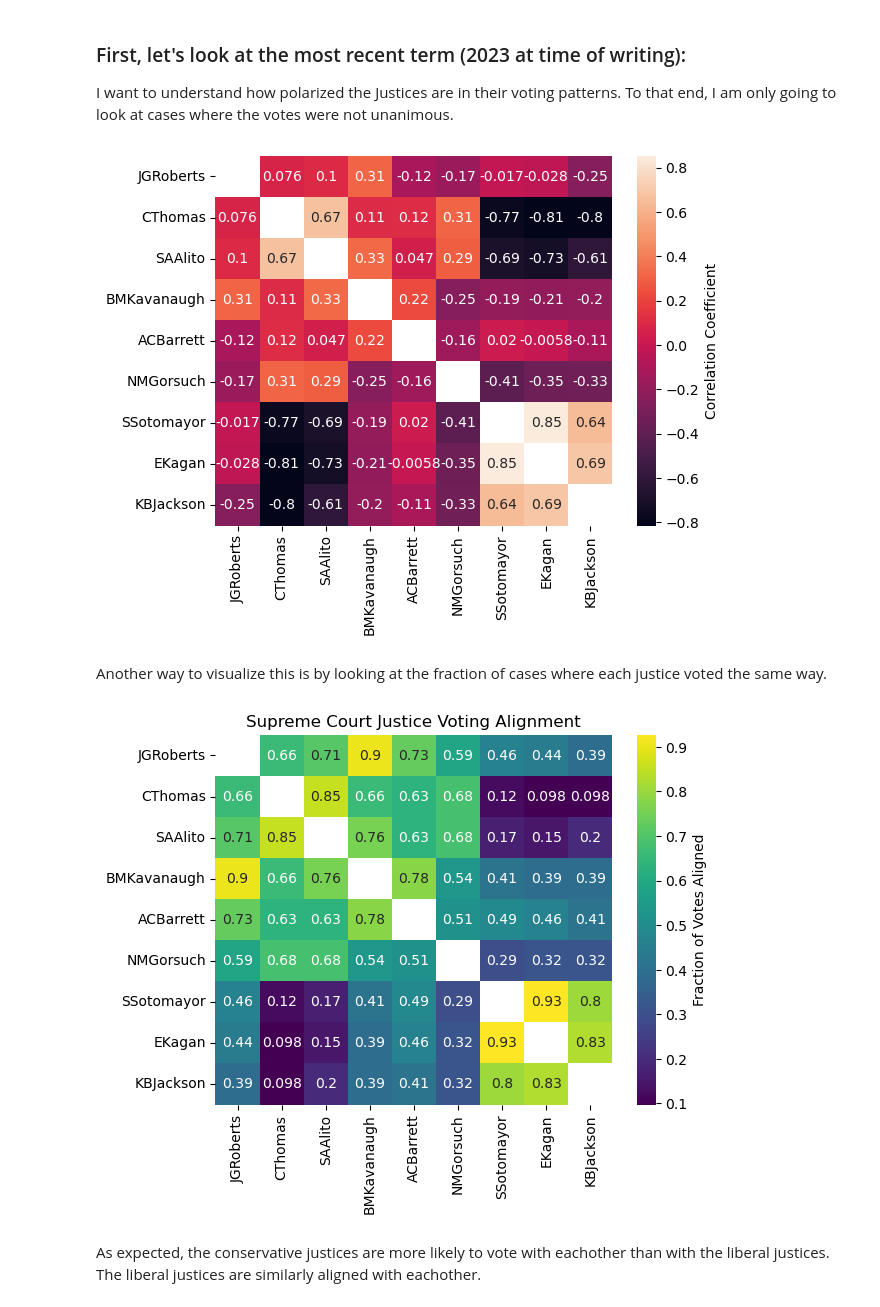
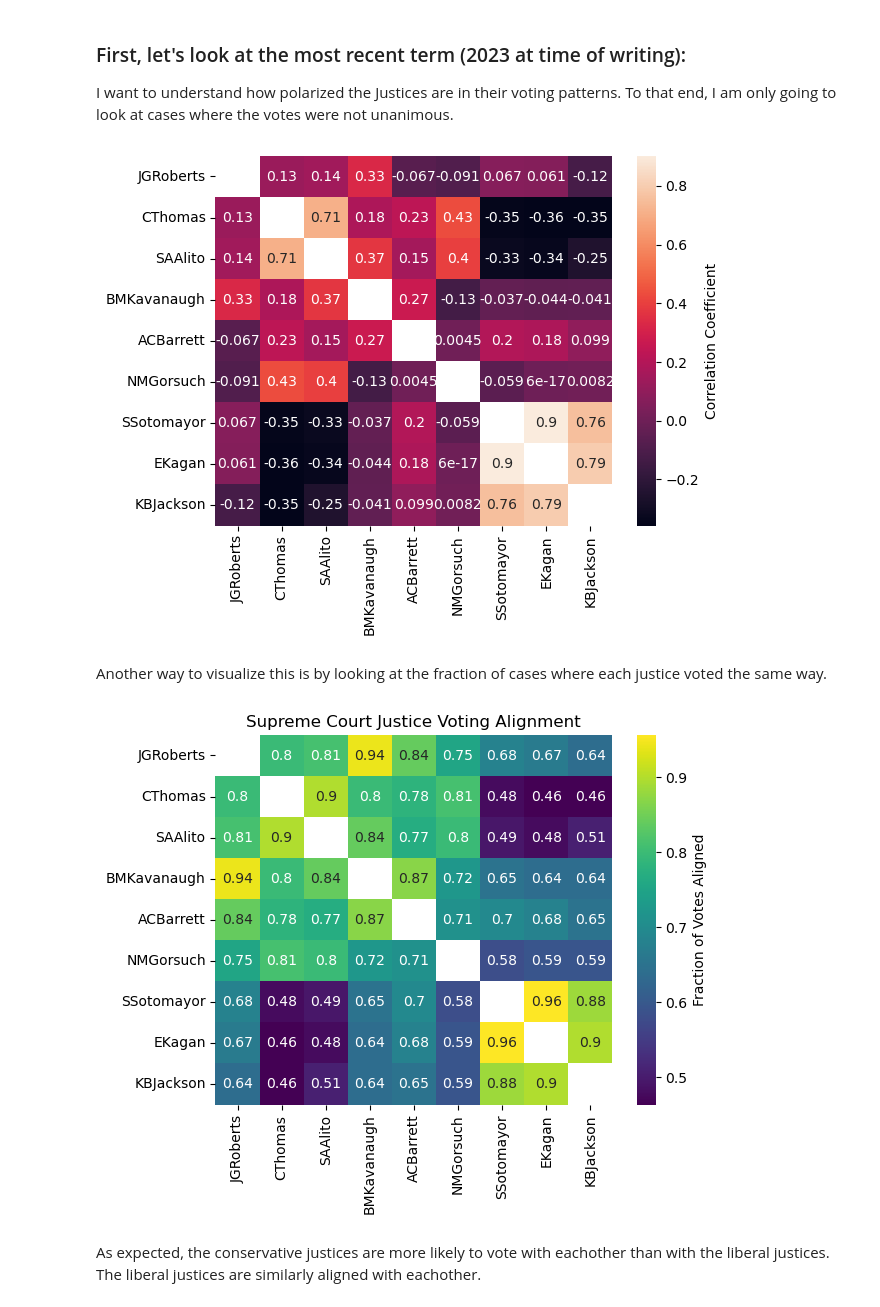
Before and after one commit to ghpetty/sc_datavis, a Jupyter notebook: SupremeCourtNetwork.ipynb, the cells around one changed output. Cells and saved outputs as stored; diff of their text form; code cells hidden in the pictures.

```diff
--- a/SupremeCourtNetwork.ipynb
+++ b/SupremeCourtNetwork.ipynb
@@ -53,35 +54,35 @@ I want to understand how polarized the Justices are in their voting patterns. To
 # Trim down to just the 2023 term:
 df_2023 = df.loc[df['term'] == 2023]
 # Remove all cases that were unanimous, i.e. number of dissenting votes == 0
-df_2023 = df_2023.loc[df_2023['minVotes']!=0]
+# df_2023 = df_2023.loc[df_2023['minVotes']!=0]
 # Each vote is uniquely indexed by a "Docket ID".
 # This is different from a Case ID, as some cases have multiple parts and thus multiple votes.
 docketIds = df_2023['docketId'].unique()
 
 # For ease of plotting later, I have put the justices in a static order, with Chief Justice Roberts first,
 # followed by the conservative justices, then the liberal justices.
 justiceOrder = ['JGRoberts', 'CThomas', 'SAAlito', 'BMKavanaugh', 'ACBarrett',
        'NMGorsuch', 'SSotomayor','EKagan','KBJackson']
 # For each justice, get a vector of their votes, where 1=voting with the majority, -1=dissenting, and 0= no vote/abstain
 voteMat = np.zeros([len(docketIds),len(justiceOrder)])
 for i in range(len(justiceOrder)):
     j = justiceOrder[i]
     v = df_2023.loc[df_2023['justiceName']==j,'vote']
     v[v.isin([1,3,4,5])] = 1
     v[v.isin([2,7])] = -1
     v = v.fillna(0)
     v=v.to_numpy()
     voteMat[:,i] = v
 # Run a correlation to see which justices are most aligned and which most often vote in opposition to eachother
 corrMat = np.corrcoef(voteMat.T)
 np.fill_diagonal(corrMat,'nan')
 sns.heatmap(corrMat,annot=True,xticklabels=justiceOrder,yticklabels=justiceOrder,
            cbar_kws={'label': 'Correlation Coefficient'})
 plt.show()
 from scipy.io import savemat
 savemat('voting matrix.mat',{'Justices':justiceOrder,'Votes':voteMat})
 # %% [output]
-[figure, old version]
+[figure, new version]
 # %% [markdown]
 Another way to visualize this is by looking at the fraction of cases where each justice voted the same way.
 # %%
@@ -111,7 +112,7 @@ sns.heatmap(voteMat_frac,cmap='viridis',yticklabels=justiceOrder,xticklabels=jus
 plt.title('Supreme Court Justice Voting Alignment')
 plt.show()
 # %% [output]
-[figure, old version]
+[figure, new version]
 # %% [markdown]
 As expected, the conservative justices are more likely to vote with eachother than with the liberal justices. The liberal justices are similarly aligned with eachother.
 # %% [markdown]
```
Also changed, not shown: parts of 13 cells of this notebook.
